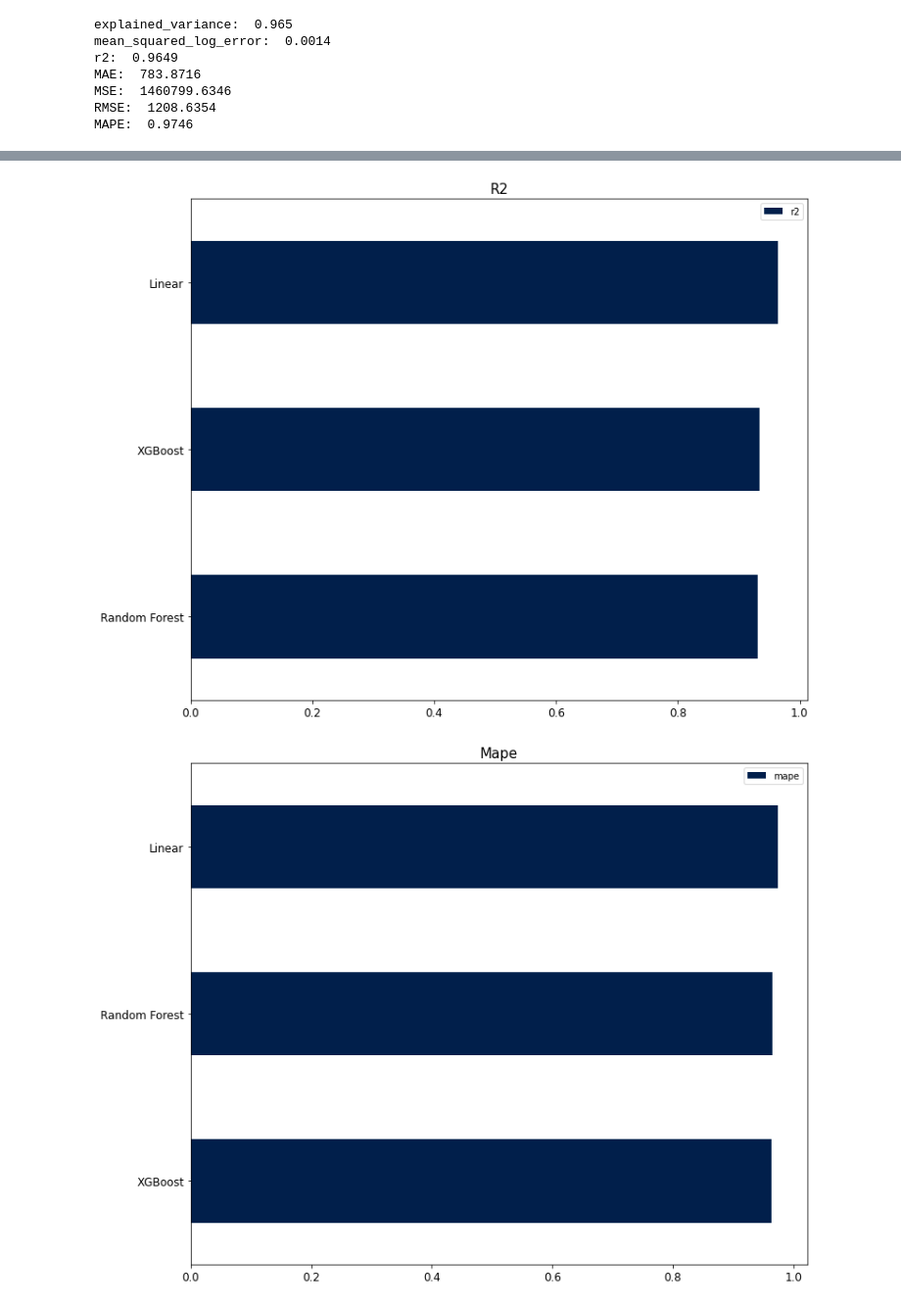
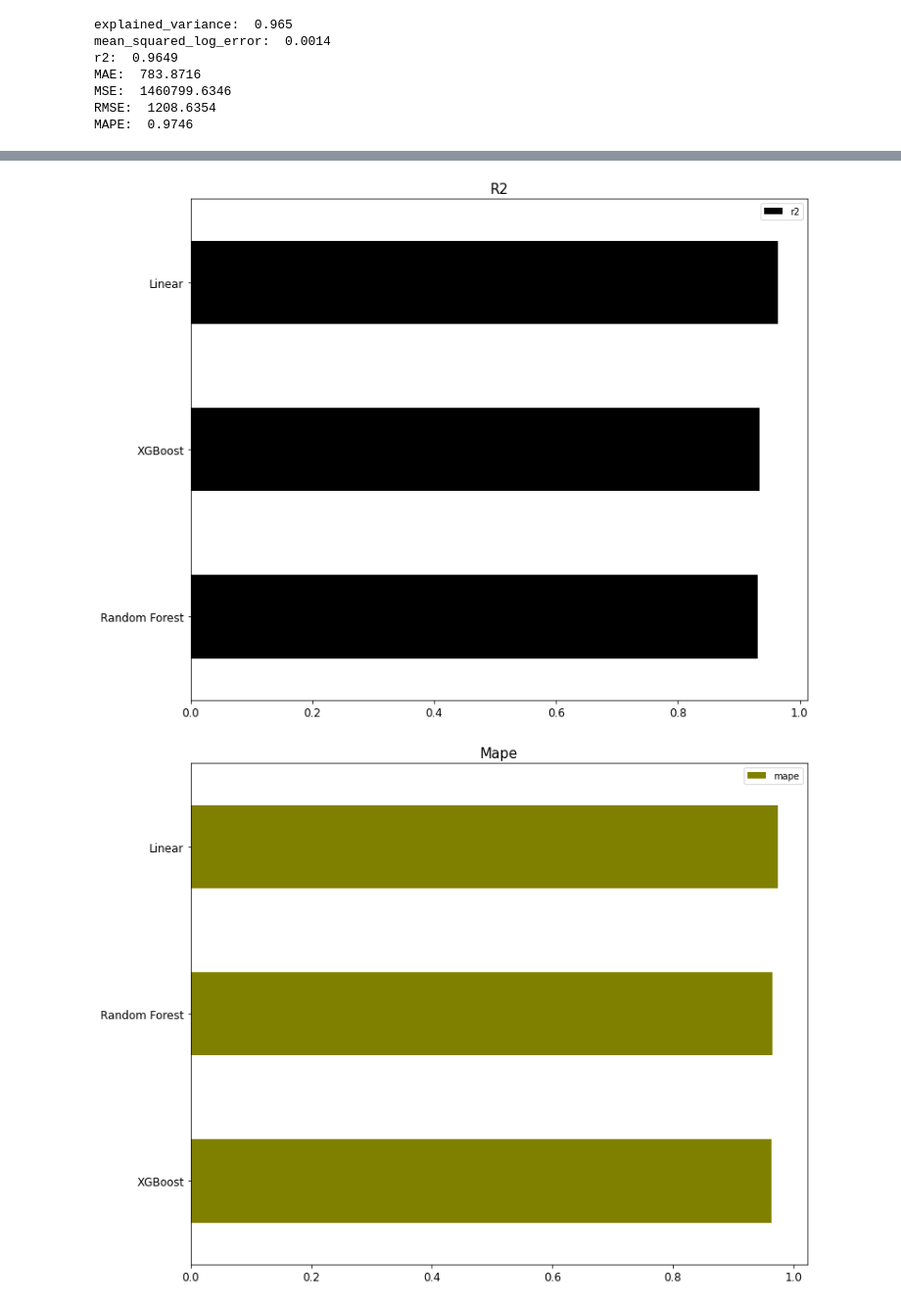
Before and after one commit to thedeveloper2104/NASH_2023_bro_code, a Jupyter notebook: NASH_Bro_Code_Energy_Streamliner.ipynb, the cells around one changed output, grey strips where cells are left out. Shown at 98% size. Drawn from its saved outputs; the diff is of its cells as text; code cells hidden in the pictures.

Commit message:
Adding final plots: Utsav

```diff
--- a/NASH_Bro_Code_Energy_Streamliner.ipynb
+++ b/NASH_Bro_Code_Energy_Streamliner.ipynb
@@ -577,19 +586,19 @@ plt.show()
 # %%
-transpose_merged_errors[['r2']].sort_values('r2').plot(kind='barh', title='R2', color = "#011f4b", figsize=(12,10))
+transpose_merged_errors[['r2']].sort_values('r2').plot(kind='barh', title='R2', color = "black", figsize=(12,10))
 plt.title('R2', fontsize=15)
 plt.xticks(fontsize=12)
 plt.yticks(fontsize=12)
 plt.show()
 # %% [output]
-[figure, old version]
+[figure, new version]
 # %%
-transpose_merged_errors[['mape']].sort_values('mape').plot(kind='barh', title='Mape', color = "#011f4b", figsize=(12,10))
+transpose_merged_errors[['mape']].sort_values('mape').plot(kind='barh', title='Mape', color = "olive", figsize=(12,10))
 plt.title('Mape', fontsize=15)
 plt.xticks(fontsize=12)
 plt.yticks(fontsize=12)
 plt.show()
 # %% [output]
-[figure, old version]
+[figure, new version]
 # %%
 transpose_merged_errors.hist(figsize=(15,15), bins=10)
 plt.show()
```
Also changed, not shown: parts of 13 cells of this notebook.
